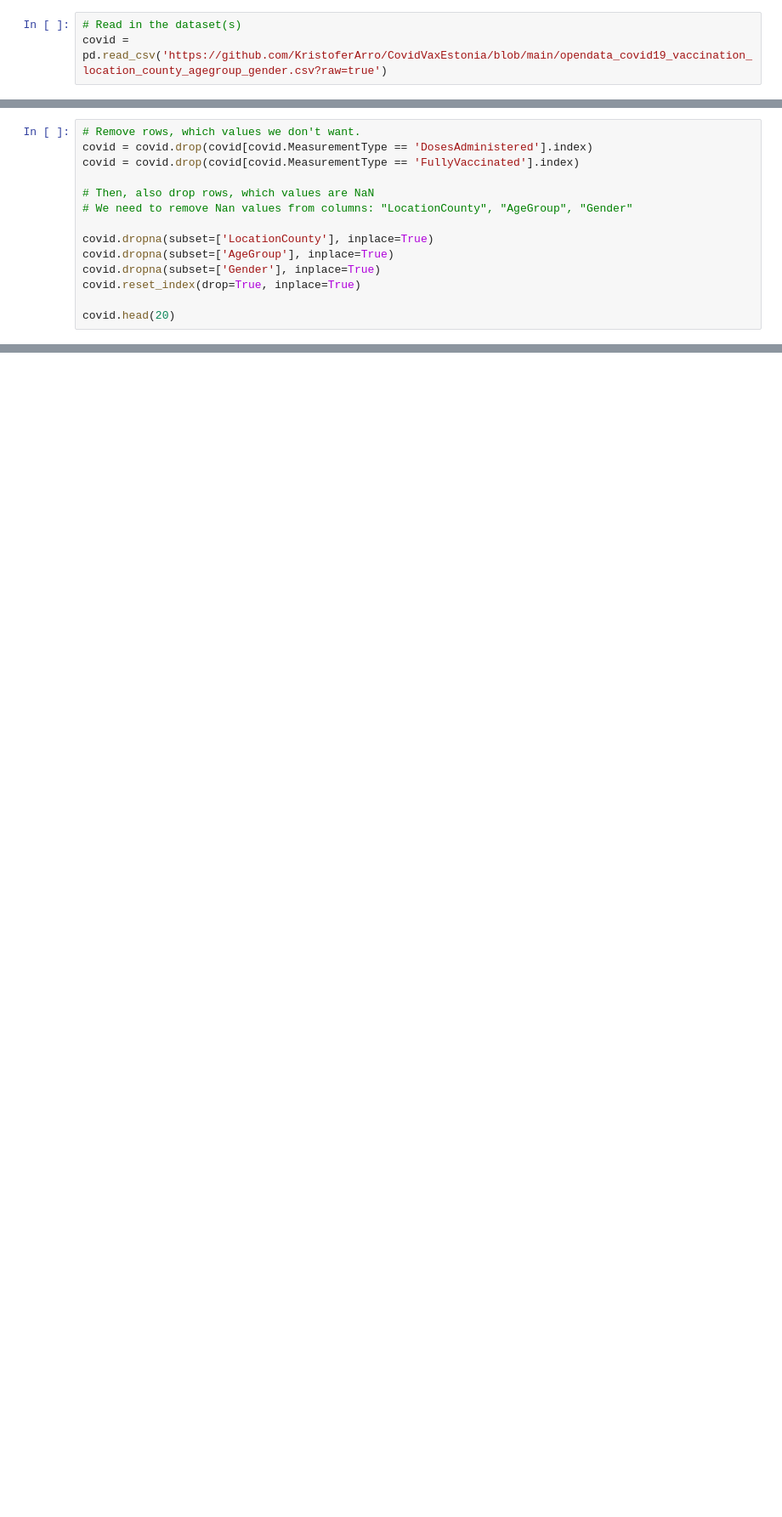
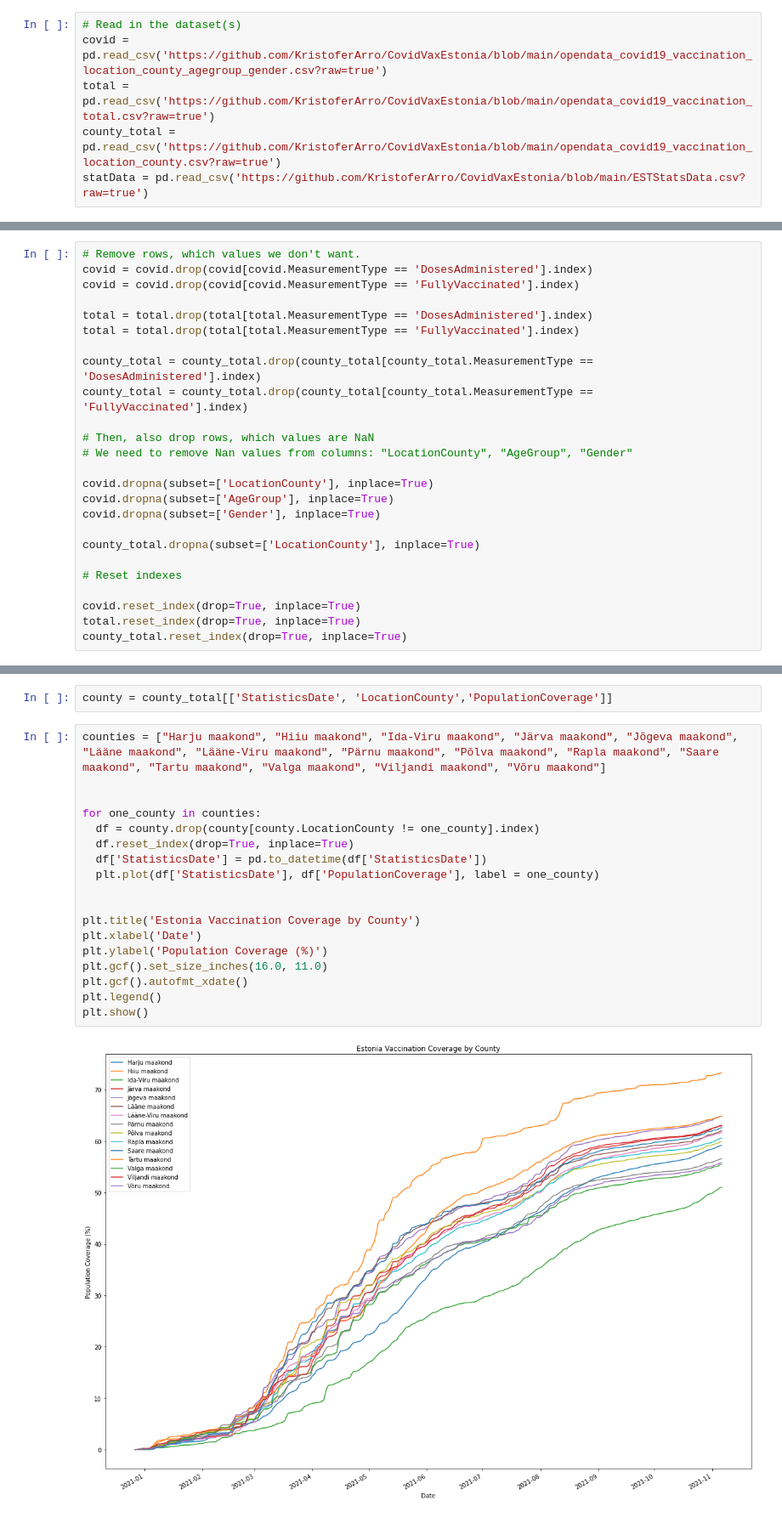
Before and after one commit to KristoferArro/CovidVaxEstonia, a Jupyter notebook: Project.ipynb, the cells around one changed output, grey strips where cells are left out. Shown at 85% size. Drawn from its saved outputs; the diff is of its cells as text; blank space fills up the shorter version.

```diff
--- a/Project.ipynb
+++ b/Project.ipynb
@@ -9,6 +11,9 @@ import seaborn as sns
 # %%
 # Read in the dataset(s)
 covid = pd.read_csv('https://github.com/KristoferArro/CovidVaxEstonia/blob/main/opendata_covid19_vaccination_location_county_agegroup_gender.csv?raw=true')
+total = pd.read_csv('https://github.com/KristoferArro/CovidVaxEstonia/blob/main/opendata_covid19_vaccination_total.csv?raw=true')
+county_total = pd.read_csv('https://github.com/KristoferArro/CovidVaxEstonia/blob/main/opendata_covid19_vaccination_location_county.csv?raw=true')
+statData = pd.read_csv('https://github.com/KristoferArro/CovidVaxEstonia/blob/main/ESTStatsData.csv?raw=true')
 # %%
 # Start cleaning the dataset
 
@@ -23,6 +38,12 @@ del covid['LocationLevel']
 # Remove rows, which values we don't want.
 covid = covid.drop(covid[covid.MeasurementType == 'DosesAdministered'].index)
 covid = covid.drop(covid[covid.MeasurementType == 'FullyVaccinated'].index)
+
+total = total.drop(total[total.MeasurementType == 'DosesAdministered'].index)
+total = total.drop(total[total.MeasurementType == 'FullyVaccinated'].index)
+
+county_total = county_total.drop(county_total[county_total.MeasurementType == 'DosesAdministered'].index)
+county_total = county_total.drop(county_total[county_total.MeasurementType == 'FullyVaccinated'].index)
 
 # Then, also drop rows, which values are NaN
 # We need to remove Nan values from columns: "LocationCounty", "AgeGroup", "Gender"
@@ -30,6 +51,11 @@ covid = covid.drop(covid[covid.MeasurementType == 'FullyVaccinated'].index)
 covid.dropna(subset=['LocationCounty'], inplace=True)
 covid.dropna(subset=['AgeGroup'], inplace=True)
 covid.dropna(subset=['Gender'], inplace=True)
+
+county_total.dropna(subset=['LocationCounty'], inplace=True)
+
+# Reset indexes
+
 covid.reset_index(drop=True, inplace=True)
-
-covid.head(20)
+total.reset_index(drop=True, inplace=True)
+county_total.reset_index(drop=True, inplace=True)
@@ -53,0 +64,22 @@ covid.head(20)
+# %%
+county = county_total[['StatisticsDate', 'LocationCounty','PopulationCoverage']]
+# %%
+counties = ["Harju maakond", "Hiiu maakond", "Ida-Viru maakond", "Järva maakond", "Jõgeva maakond", "Lääne maakond", "Lääne-Viru maakond", "Pärnu maakond", "Põlva maakond", "Rapla maakond", "Saare maakond", "Tartu maakond", "Valga maakond", "Viljandi maakond", "Võru maakond"]
+
+
+for one_county in counties:
+  df = county.drop(county[county.LocationCounty != one_county].index)
+  df.reset_index(drop=True, inplace=True)
+  df['StatisticsDate'] = pd.to_datetime(df['StatisticsDate'])
+  plt.plot(df['StatisticsDate'], df['PopulationCoverage'], label = one_county)
+
+
+plt.title('Estonia Vaccination Coverage by County')
+plt.xlabel('Date')
+plt.ylabel('Population Coverage (%)')
+plt.gcf().set_size_inches(16.0, 11.0)
+plt.gcf().autofmt_xdate()
+plt.legend()
+plt.show()
+# %% [output]
+[figure, added]
```
Also changed, not shown: parts of 9 cells of this notebook.
